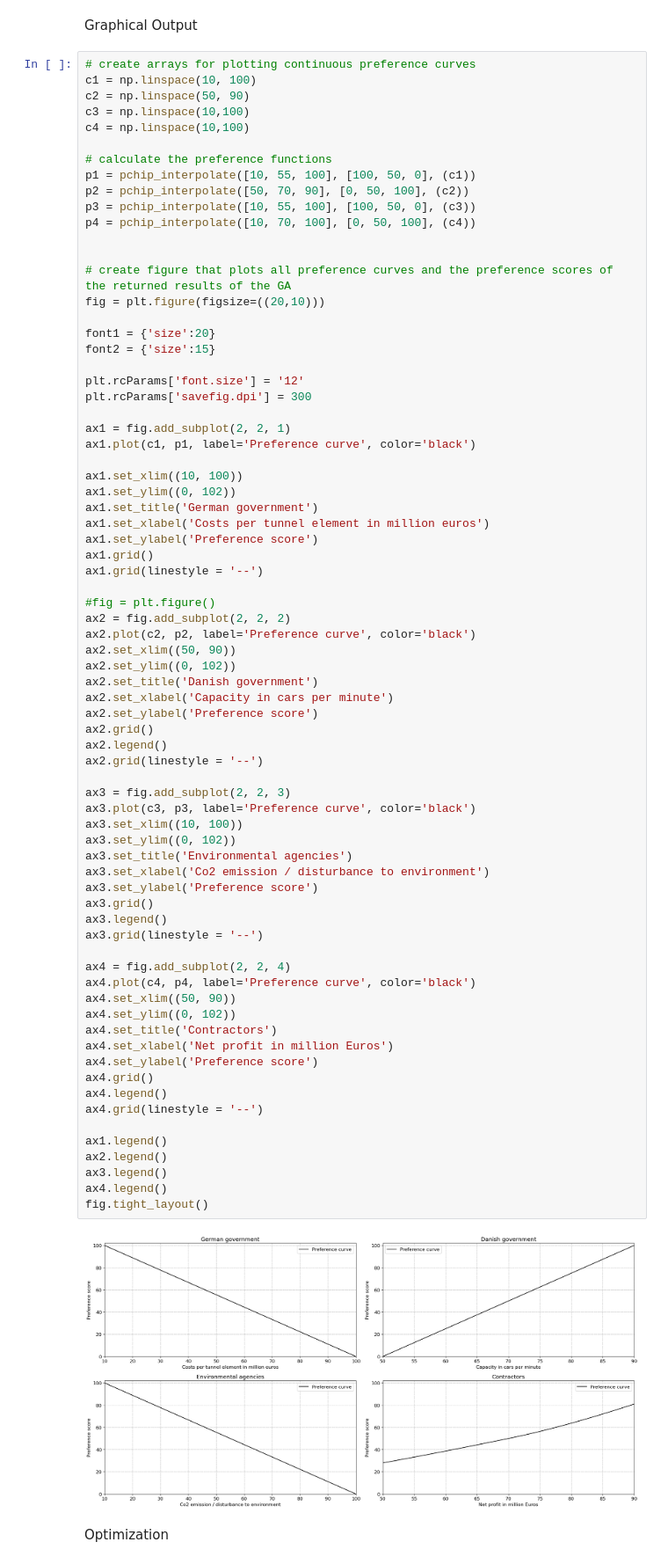
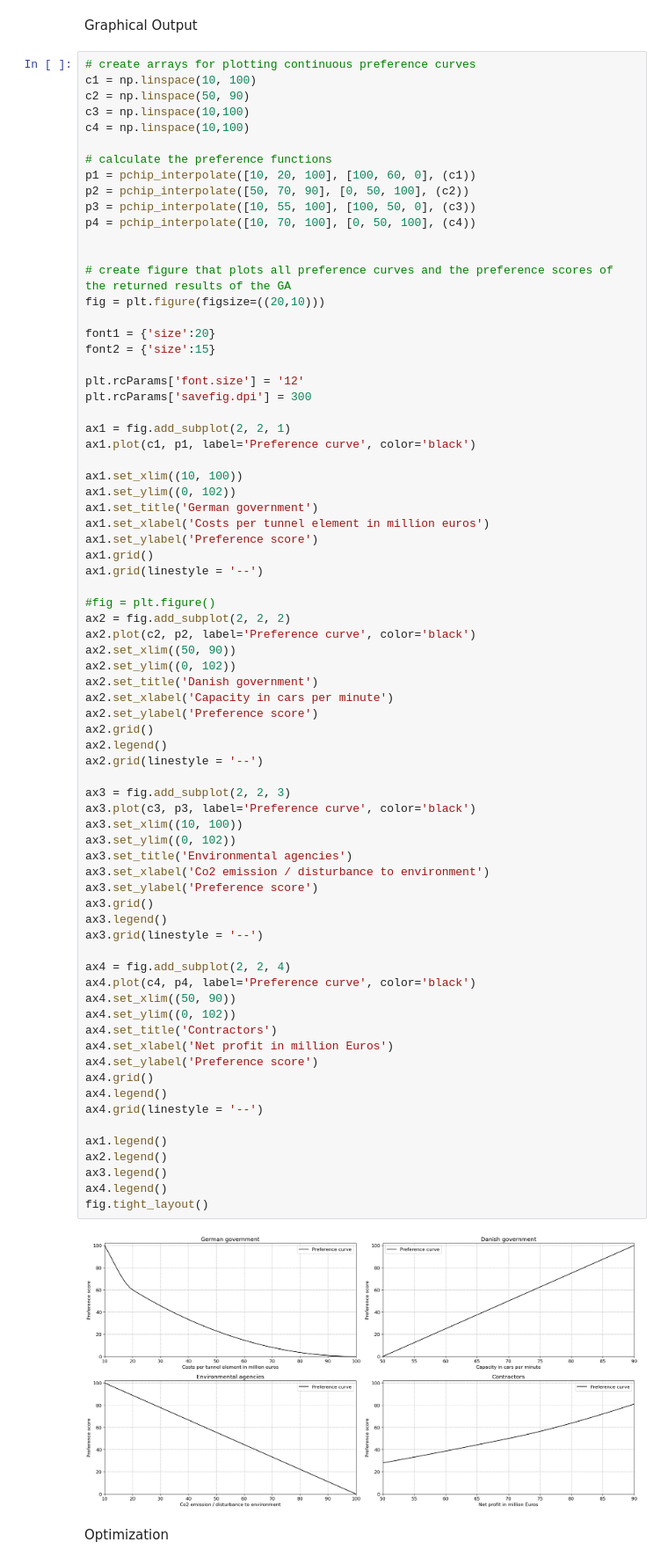
Before and after one commit to bram-eng/HOS_group_7, a Jupyter notebook: Systems Design, Preferendus/SOI_Femerhnbelt_2_4.ipynb, the cells around one changed output. Shown: that part at 88% size. Cells and saved outputs as stored; diff of their text form.

```diff
--- a/Systems Design, Preferendus/SOI_Femerhnbelt_2_4.ipynb
+++ b/Systems Design, Preferendus/SOI_Femerhnbelt_2_4.ipynb
@@ -140,7 +140,7 @@ c3 = np.linspace(10,100)
 c4 = np.linspace(10,100)
 
 # calculate the preference functions
-p1 = pchip_interpolate([10, 55, 100], [100, 50, 0], (c1))
+p1 = pchip_interpolate([10, 20, 100], [100, 60, 0], (c1))
 p2 = pchip_interpolate([50, 70, 90], [0, 50, 100], (c2))
 p3 = pchip_interpolate([10, 55, 100], [100, 50, 0], (c3))
 p4 = pchip_interpolate([10, 70, 100], [0, 50, 100], (c4))
@@ -179,34 +179,34 @@ ax2.legend()
 ax2.grid(linestyle = '--')
 
 ax3 = fig.add_subplot(2, 2, 3)
 ax3.plot(c3, p3, label='Preference curve', color='black')
 ax3.set_xlim((10, 100))
 ax3.set_ylim((0, 102))
 ax3.set_title('Environmental agencies')
 ax3.set_xlabel('Co2 emission / disturbance to environment')
 ax3.set_ylabel('Preference score')
 ax3.grid()
 ax3.legend()
 ax3.grid(linestyle = '--')
 
 ax4 = fig.add_subplot(2, 2, 4)
 ax4.plot(c4, p4, label='Preference curve', color='black')
 ax4.set_xlim((50, 90))
 ax4.set_ylim((0, 102))
 ax4.set_title('Contractors')
 ax4.set_xlabel('Net profit in million Euros')
 ax4.set_ylabel('Preference score')
 ax4.grid()
 ax4.legend()
 ax4.grid(linestyle = '--')
 
 ax1.legend()
 ax2.legend()
 ax3.legend()
 ax4.legend()
 fig.tight_layout()
 # %% [output]
-[figure, old version]
+[figure, new version]
 # %% [markdown]
 Optimization
 # %% [markdown]
```
Also changed, not shown: parts of 2 cells of this notebook, 2 other files.
